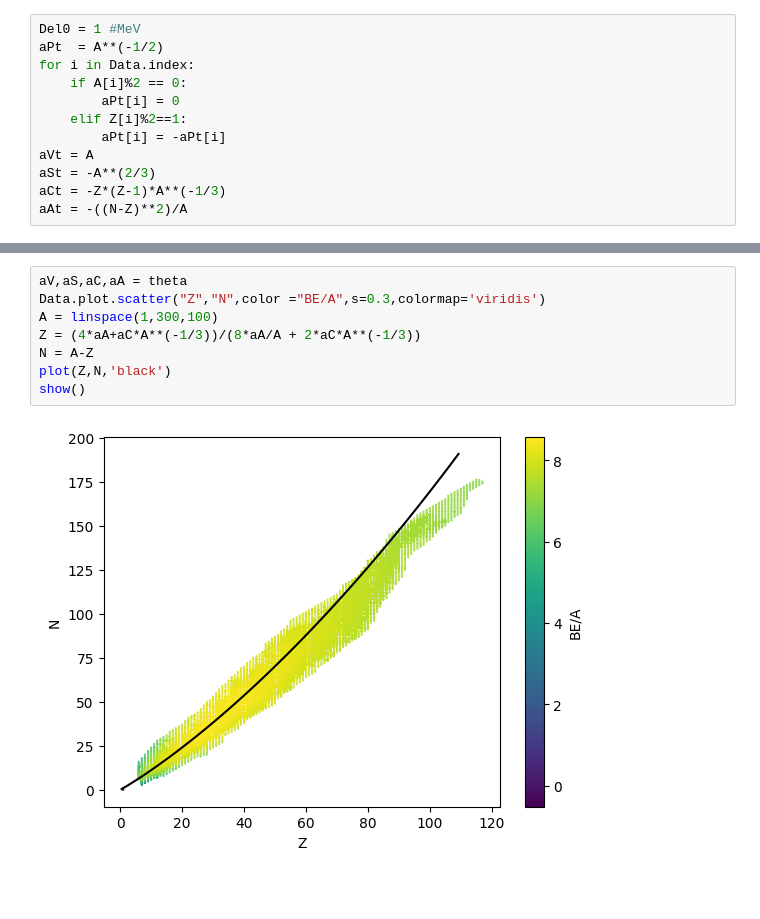
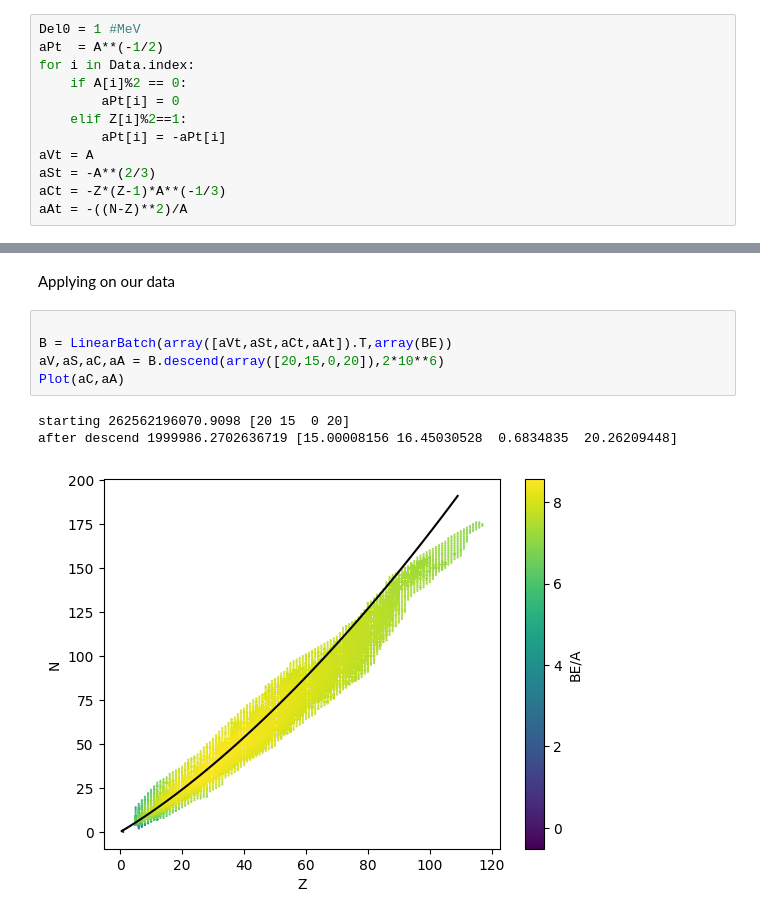
Before and after one commit to PJ29072004/MA203_Project, a Jupyter notebook: Main.ipynb, the cells around one changed output, grey strips where cells are left out. Drawn from its saved outputs; the diff is of its cells as text; blank space fills up the shorter version.

```diff
--- a/Main.ipynb
+++ b/Main.ipynb
@@ -113,10 +132,11 @@ print(L0,theta)
-# %%
-aV,aS,aC,aA = theta
-Data.plot.scatter("Z","N",color ="BE/A",s=0.3,colormap='viridis')
-A = linspace(1,300,100)
-Z = (4*aA+aC*A**(-1/3))/(8*aA/A + 2*aC*A**(-1/3))
-N = A-Z
-plot(Z,N,'black')
-show()
-# %% [output]
-[figure, removed]
+# %% [markdown]
+Applying on our data
+# %%
+
+B = LinearBatch(array([aVt,aSt,aCt,aAt]).T,array(BE))
+aV,aS,aC,aA = B.descend(array([20,15,0,20]),2*10**6)
+Plot(aC,aA)
+# %% [output]
+starting 262562196070.9098 [20 15  0 20]
+after descend 1999986.2702636719 [15.00008156 16.45030528  0.6834835  20.26209448]
+[figure, added]
```
Also changed, not shown: parts of 20 cells of this notebook.
